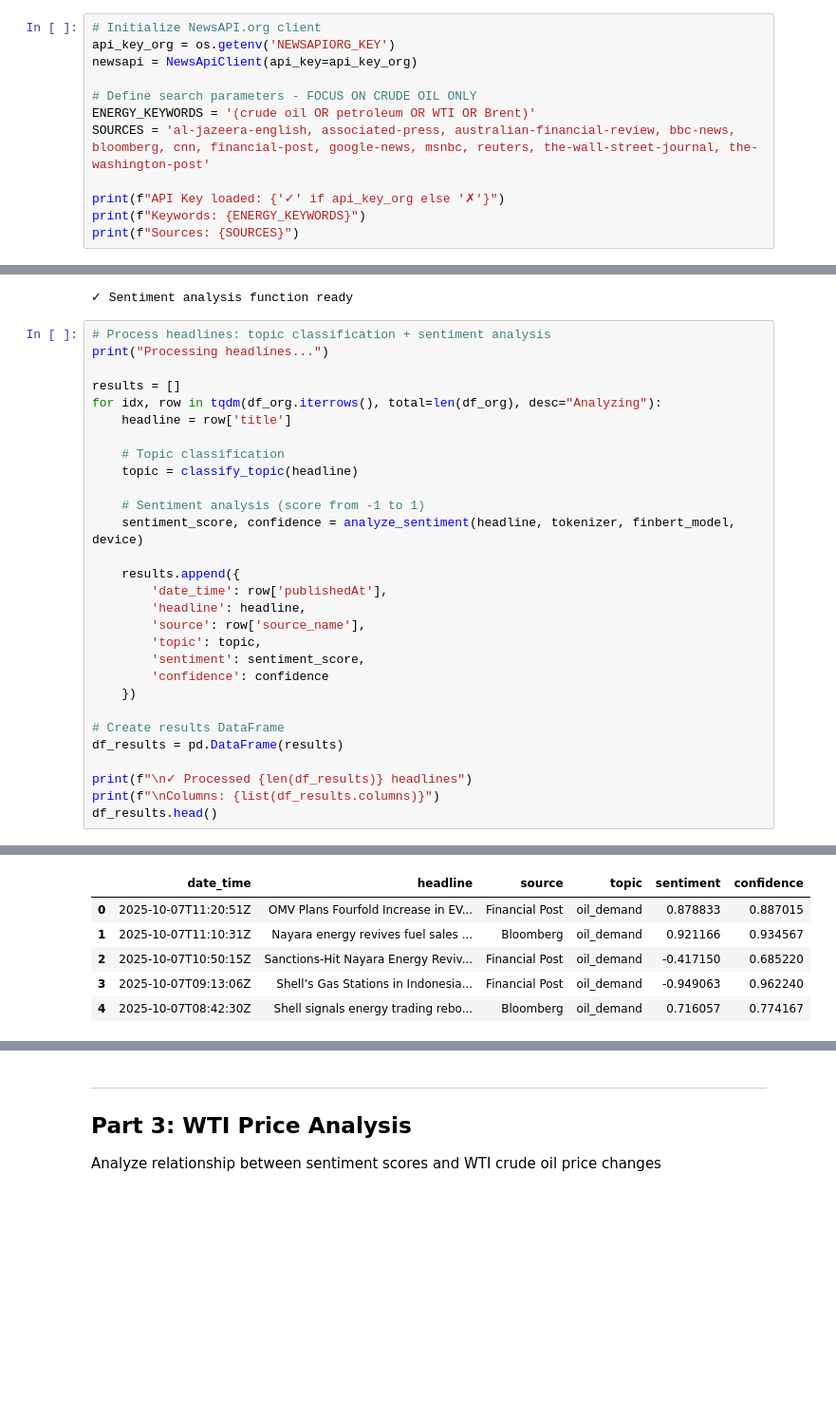
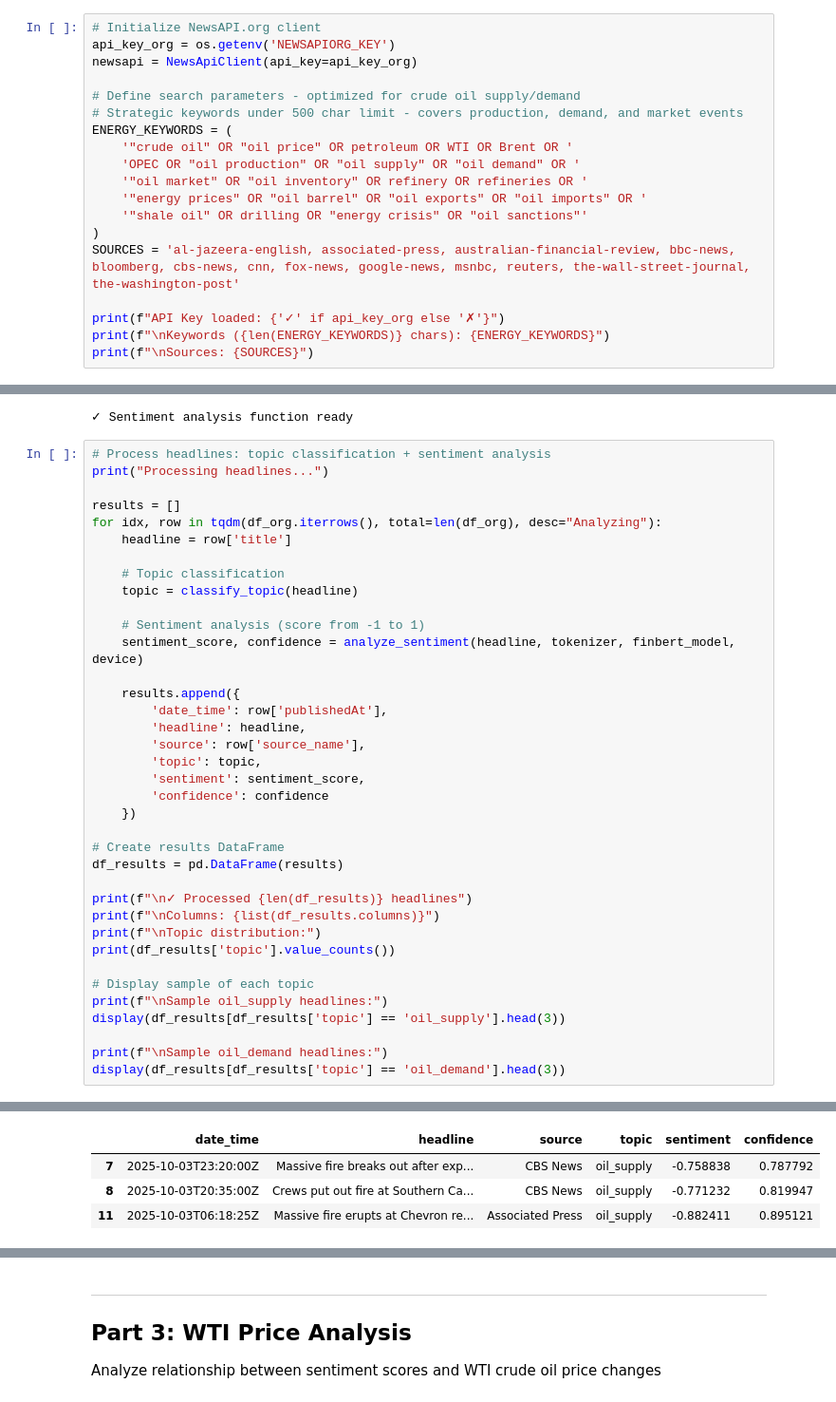
Before and after one commit to TheDeGen/ZHAW_Research_Project, a Jupyter notebook: notebooks/07_newsapi_deeptest.ipynb, the cells around one changed output, grey strips where cells are left out. Shown at 95% size. Cells and saved outputs as stored; diff of their text form; blank space fills up the shorter version.

```diff
--- a/notebooks/07_newsapi_deeptest.ipynb
+++ b/notebooks/07_newsapi_deeptest.ipynb
@@ -61,12 +61,19 @@ Getting crude oil headlines from newsapi.org
 api_key_org = os.getenv('NEWSAPIORG_KEY')
 newsapi = NewsApiClient(api_key=api_key_org)
 
-# Define search parameters - FOCUS ON CRUDE OIL ONLY
-ENERGY_KEYWORDS = '(crude oil OR petroleum OR WTI OR Brent)'
-SOURCES = 'al-jazeera-english, associated-press, australian-financial-review, bbc-news, bloomberg, cnn, financial-post, google-news, msnbc, reuters, the-wall-street-journal, the-washington-post'
+# Define search parameters - optimized for crude oil supply/demand
+# Strategic keywords under 500 char limit - covers production, demand, and market events
+ENERGY_KEYWORDS = (
+    '"crude oil" OR "oil price" OR petroleum OR WTI OR Brent OR '
+    'OPEC OR "oil production" OR "oil supply" OR "oil demand" OR '
+    '"oil market" OR "oil inventory" OR refinery OR refineries OR '
+    '"energy prices" OR "oil barrel" OR "oil exports" OR "oil imports" OR '
+    '"shale oil" OR drilling OR "energy crisis" OR "oil sanctions"'
+)
+SOURCES = 'al-jazeera-english, associated-press, australian-financial-review, bbc-news, bloomberg, cbs-news, cnn, fox-news, google-news, msnbc, reuters, the-wall-street-journal, the-washington-post'
 
 print(f"API Key loaded: {'✓' if api_key_org else '✗'}")
-print(f"Keywords: {ENERGY_KEYWORDS}")
-print(f"Sources: {SOURCES}")
+print(f"\nKeywords ({len(ENERGY_KEYWORDS)} chars): {ENERGY_KEYWORDS}")
+print(f"\nSources: {SOURCES}")
 # %% [output]
 API Key loaded: ✓
@@ -285,6 +392,14 @@ df_results = pd.DataFrame(results)
 
 print(f"\n✓ Processed {len(df_results)} headlines")
 print(f"\nColumns: {list(df_results.columns)}")
-df_results.head()
+print(f"\nTopic distribution:")
+print(df_results['topic'].value_counts())
+
+# Display sample of each topic
+print(f"\nSample oil_supply headlines:")
+display(df_results[df_results['topic'] == 'oil_supply'].head(3))
+
+print(f"\nSample oil_demand headlines:")
+display(df_results[df_results['topic'] == 'oil_demand'].head(3))
 # %% [output]
 Processing headlines...
@@ -294,6 +417,4 @@ Columns: ['date_time', 'headline', 'source', 'topic', 'sentiment', 'confidence']
 |  | date_time | headline | source | topic | sentiment | confidence |
-| 0 | 2025-10-07T11:20:51Z | OMV Plans Fourfold Increase in EV... | Financial Post | oil_demand | 0.878833 | 0.887015 |
-| 1 | 2025-10-07T11:10:31Z | Nayara energy revives fuel sales ... | Bloomberg | oil_demand | 0.921166 | 0.934567 |
-| 2 | 2025-10-07T10:50:15Z | Sanctions-Hit Nayara Energy Reviv... | Financial Post | oil_demand | -0.417150 | 0.685220 |
-| 3 | 2025-10-07T09:13:06Z | Shell’s Gas Stations in Indonesia... | Financial Post | oil_demand | -0.949063 | 0.962240 |
-| 4 | 2025-10-07T08:42:30Z | Shell signals energy trading rebo... | Bloomberg | oil_demand | 0.716057 | 0.774167 |
+| 7 | 2025-10-03T23:20:00Z | Massive fire breaks out after exp... | CBS News | oil_supply | -0.758838 | 0.787792 |
+| 8 | 2025-10-03T20:35:00Z | Crews put out fire at Southern Ca... | CBS News | oil_supply | -0.771232 | 0.819947 |
+| 11 | 2025-10-03T06:18:25Z | Massive fire erupts at Chevron re... | Associated Press | oil_supply | -0.882411 | 0.895121 |
```
Also changed, not shown: parts of 19 cells of this notebook.
